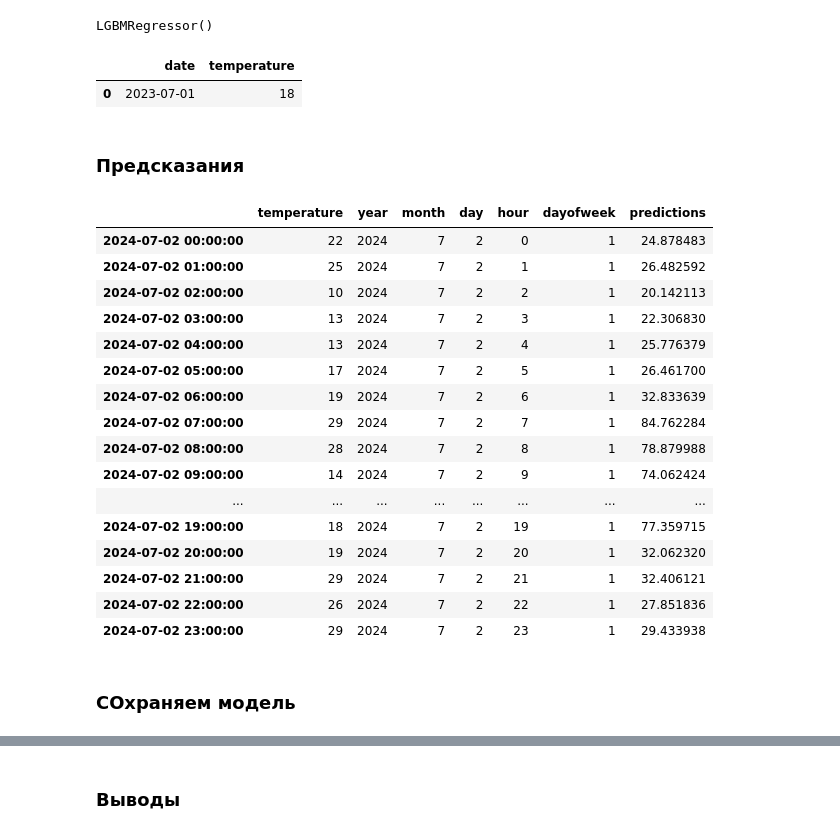
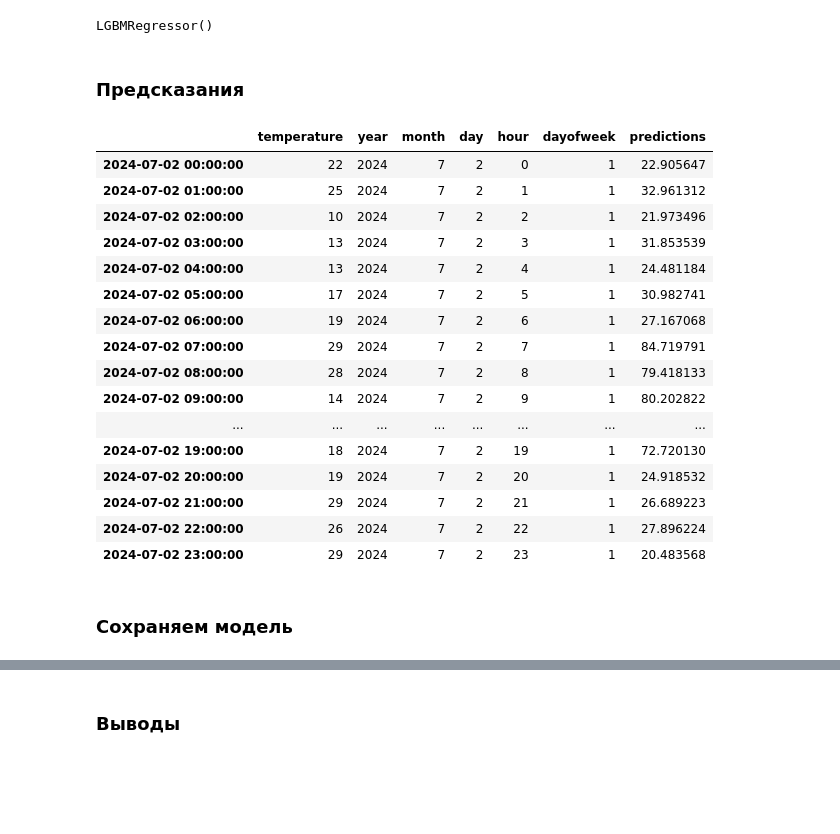
Before and after one commit to SayderG/ProjectX3, a Jupyter notebook: ML/Jupyter_notebooks/Traffic.ipynb, the cells around one changed output, grey strips where cells are left out. Saved outputs shown, nothing was run; the diff lists cells and outputs as text; code cells hidden in the pictures; blank space fills up the shorter version.

```diff
--- a/ML/Jupyter_notebooks/Traffic.ipynb
+++ b/ML/Jupyter_notebooks/Traffic.ipynb
@@ -263,63 +265,57 @@ model_lgbm = lgb.LGBMRegressor()
 model_lgbm.fit(features,target)
 # %% [output]
 LGBMRegressor()
-# %%
-data
-# %% [output]
-|  | date | temperature |
-| 0 | 2023-07-01 | 18 |
 # %% [markdown]
 ### Предсказания
 # %%
-
-
 np.random.seed(0)
 temperatures = np.random.randint(10, 30, size=24)
 
 # Create a DataFrame with the generated temperatures
 data = pd.DataFrame({
     'temperature': temperatures
 }, index=pd.date_range('2024-07-02 00:00:00', periods=24, freq='H'))
 
 # Convert the index to datetime format
 data.index = pd.to_datetime(data.index)
 
 data['year'] = data.index.year
 data['month'] = data.index.month
 data['day'] = data.index.day
 data['hour'] = data.index.hour
 data['dayofweek'] = data.index.dayofweek
-
-# Make predictions using your trained model
+cat_columns=['year','month','day','hour','dayofweek']
+for col in cat_columns:
+    data[col]=data[col].astype('category')
 
 # Drop the 'number_of_cars' column from the new data
 features = data
 
 # Make predictions using your trained model
 predictions = model_lgbm.predict(features)
 
 # Add the predictions to the data DataFrame
 data['predictions'] = predictions
 
 data
 # %% [output]
 |  | temperature | year | month | day | hour | dayofweek | predictions |
-| 2024-07-02 00:00:00 | 22 | 2024 | 7 | 2 | 0 | 1 | 24.878483 |
-| 2024-07-02 01:00:00 | 25 | 2024 | 7 | 2 | 1 | 1 | 26.482592 |
-| 2024-07-02 02:00:00 | 10 | 2024 | 7 | 2 | 2 | 1 | 20.142113 |
-| 2024-07-02 03:00:00 | 13 | 2024 | 7 | 2 | 3 | 1 | 22.306830 |
-| 2024-07-02 04:00:00 | 13 | 2024 | 7 | 2 | 4 | 1 | 25.776379 |
-| 2024-07-02 05:00:00 | 17 | 2024 | 7 | 2 | 5 | 1 | 26.461700 |
-| 2024-07-02 06:00:00 | 19 | 2024 | 7 | 2 | 6 | 1 | 32.833639 |
-| 2024-07-02 07:00:00 | 29 | 2024 | 7 | 2 | 7 | 1 | 84.762284 |
-| 2024-07-02 08:00:00 | 28 | 2024 | 7 | 2 | 8 | 1 | 78.879988 |
-| 2024-07-02 09:00:00 | 14 | 2024 | 7 | 2 | 9 | 1 | 74.062424 |
+| 2024-07-02 00:00:00 | 22 | 2024 | 7 | 2 | 0 | 1 | 22.905647 |
+| 2024-07-02 01:00:00 | 25 | 2024 | 7 | 2 | 1 | 1 | 32.961312 |
+| 2024-07-02 02:00:00 | 10 | 2024 | 7 | 2 | 2 | 1 | 21.973496 |
+| 2024-07-02 03:00:00 | 13 | 2024 | 7 | 2 | 3 | 1 | 31.853539 |
+| 2024-07-02 04:00:00 | 13 | 2024 | 7 | 2 | 4 | 1 | 24.481184 |
+| 2024-07-02 05:00:00 | 17 | 2024 | 7 | 2 | 5 | 1 | 30.982741 |
+| 2024-07-02 06:00:00 | 19 | 2024 | 7 | 2 | 6 | 1 | 27.167068 |
+| 2024-07-02 07:00:00 | 29 | 2024 | 7 | 2 | 7 | 1 | 84.719791 |
+| 2024-07-02 08:00:00 | 28 | 2024 | 7 | 2 | 8 | 1 | 79.418133 |
+| 2024-07-02 09:00:00 | 14 | 2024 | 7 | 2 | 9 | 1 | 80.202822 |
 | ... | ... | ... | ... | ... | ... | ... | ... |
-| 2024-07-02 19:00:00 | 18 | 2024 | 7 | 2 | 19 | 1 | 77.359715 |
-| 2024-07-02 20:00:00 | 19 | 2024 | 7 | 2 | 20 | 1 | 32.062320 |
-| 2024-07-02 21:00:00 | 29 | 2024 | 7 | 2 | 21 | 1 | 32.406121 |
-| 2024-07-02 22:00:00 | 26 | 2024 | 7 | 2 | 22 | 1 | 27.851836 |
-| 2024-07-02 23:00:00 | 29 | 2024 | 7 | 2 | 23 | 1 | 29.433938 |
+| 2024-07-02 19:00:00 | 18 | 2024 | 7 | 2 | 19 | 1 | 72.720130 |
+| 2024-07-02 20:00:00 | 19 | 2024 | 7 | 2 | 20 | 1 | 24.918532 |
+| 2024-07-02 21:00:00 | 29 | 2024 | 7 | 2 | 21 | 1 | 26.689223 |
+| 2024-07-02 22:00:00 | 26 | 2024 | 7 | 2 | 22 | 1 | 27.896224 |
+| 2024-07-02 23:00:00 | 29 | 2024 | 7 | 2 | 23 | 1 | 20.483568 |
 # %% [markdown]
-### СОхраняем модель
+### Сохраняем модель
 # %%
```
Also changed, not shown: parts of 36 cells of this notebook, 4 other files.
